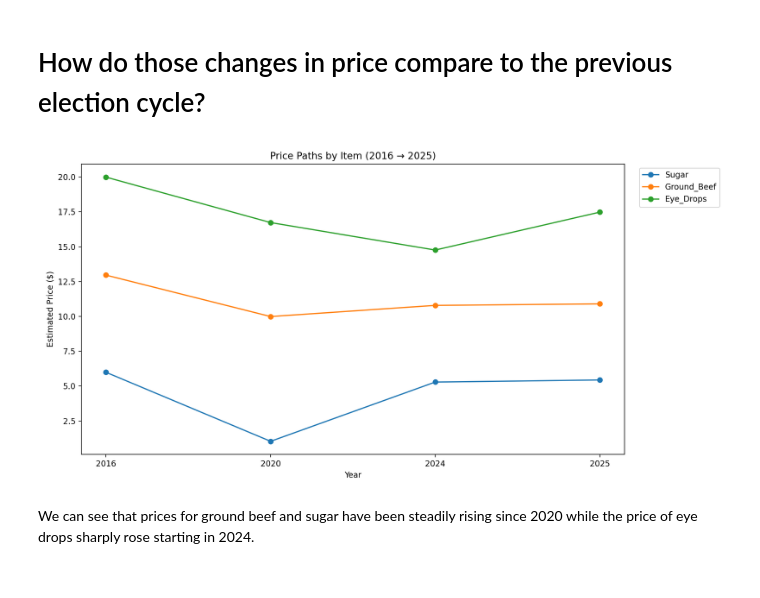
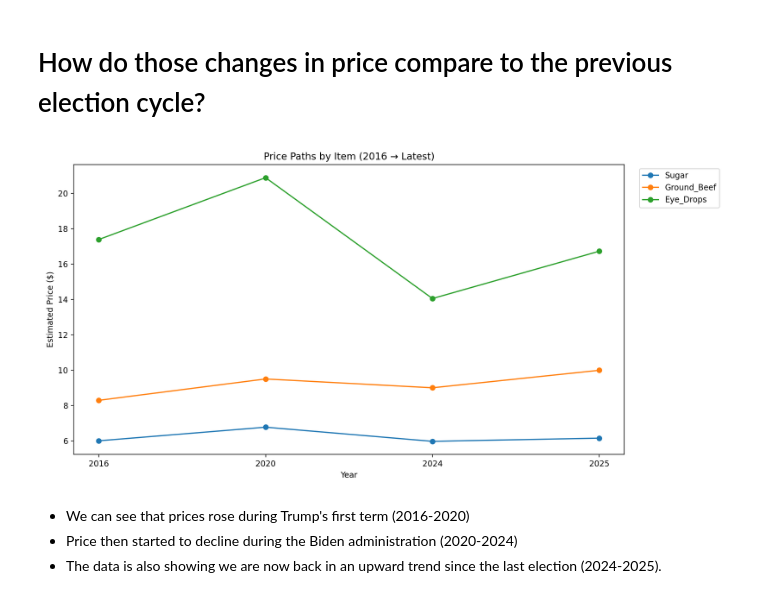
Before and after one commit to blkpvnthr/The-Cost-of-Democracy, a Jupyter notebook: asmaa/asmaa.ipynb, the cells around one changed output. Cells and saved outputs as stored; diff of their text form; code cells hidden in the pictures.

```diff
--- a/asmaa/asmaa.ipynb
+++ b/asmaa/asmaa.ipynb
@@ -273,12 +277,12 @@ We can see that the cost of these items has risen since 2024.
 # %% [markdown]
 # How do those changes in price compare to the previous election cycle?
 # %%
-from IPython.display import Image, display
-
 # Display the image in Python
-image_path = "/content/The-Cost-of-Democracy/asmaa/plots/serpapi_price_paths_since_2016.png"
+image_path = "plots/serpapi_price_paths_since_2016.png"
 display(Image(filename=image_path))
 # %% [output]
-[figure, old version]
+[figure, new version]
-# %% [markdown]
-We can see that prices for ground beef and sugar have been steadily rising since 2020 while the price of eye drops sharply rose starting in 2024.
+# %% [markdown]
+- We can see that prices rose during Trump's first term (2016-2020)
+- Price then started to decline during the Biden administration (2020-2024)
+- The data is also showing we are now back in an upward trend since the last election (2024-2025).
```
Also changed, not shown: parts of 3 cells of this notebook, 4 other files.
